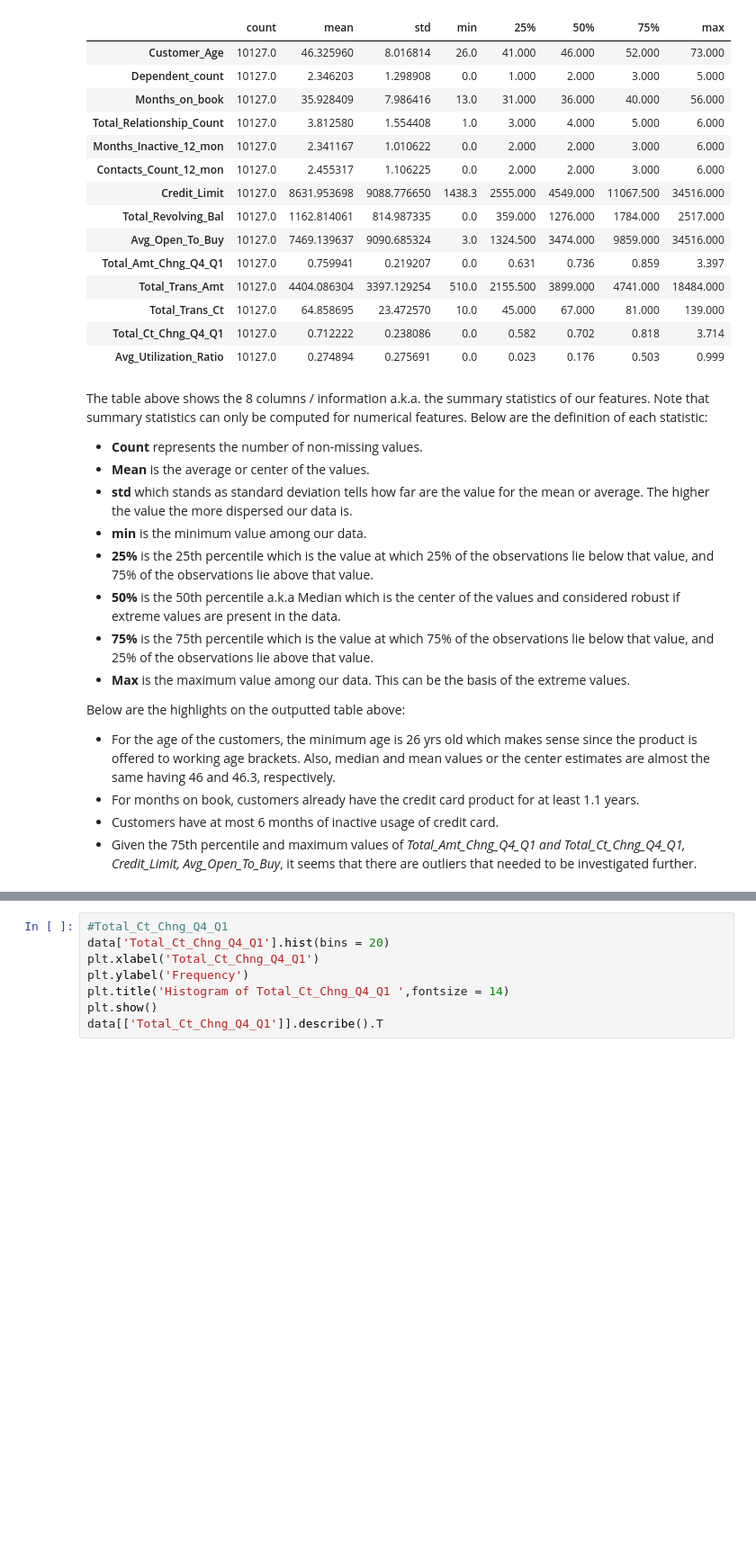
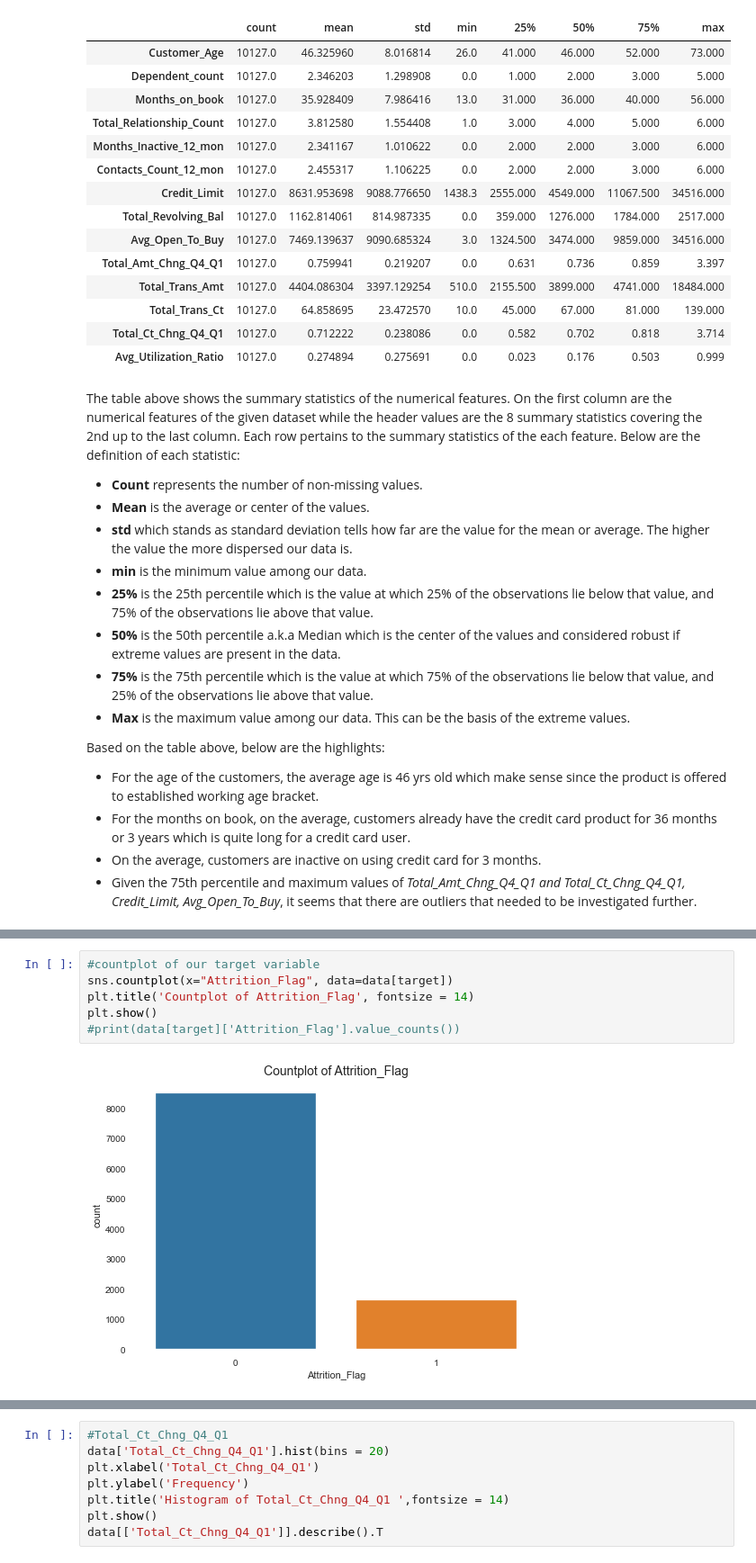
Before and after one commit to eacbarrientos/project-oasis, a Jupyter notebook: Classification Project.ipynb, the cells around one changed output, grey strips where cells are left out. Shown at 90% size. Saved outputs shown, nothing was run; the diff lists cells and outputs as text; blank space fills up the shorter version.

```diff
--- a/Classification Project.ipynb
+++ b/Classification Project.ipynb
@@ -154,7 +154,7 @@ data[numerical].describe().T
 | Total_Ct_Chng_Q4_Q1 | 10127.0 | 0.712222 | 0.238086 | 0.0 | 0.582 | 0.702 | 0.818 | 3.714 |
 | Avg_Utilization_Ratio | 10127.0 | 0.274894 | 0.275691 | 0.0 | 0.023 | 0.176 | 0.503 | 0.999 |
 # %% [markdown]
-The table above shows the 8 columns / information a.k.a. the summary statistics of our features. Note that summary statistics can only be computed for numerical features. Below are the definition of each statistic:
+The table above shows the summary statistics of the numerical features. On the first column are the numerical features of the given dataset while the header values are the 8 summary statistics covering the 2nd up to the last column. Each row pertains to the summary statistics of the each feature. Below are the definition of each statistic:
 * **Count** represents the number of non-missing values.
 * **Mean** is the average or center of the values.
 * **std** which stands as standard deviation tells how far are the value for the mean or average. The higher the value the more dispersed our data is.
@@ -164,11 +164,11 @@ The table above shows the 8 columns / information a.k.a. the summary statistics
 * **75%** is the 75th percentile which is the value at which 75% of the observations lie below that value, and 25% of the observations lie above that value.
 * **Max** is the maximum value among our data. This can be the basis of the extreme values.
 
-Below are the highlights on the outputted table above:
+Based on the table above, below are the highlights:
 
-* For the age of the customers, the minimum age is 26 yrs old which makes sense since the product is offered to working age brackets. Also, median and mean values or the center estimates are almost the same having 46 and 46.3, respectively.
-* For months on book, customers already have the credit card product for at least 1.1 years.
-* Customers have at most 6 months of inactive usage of credit card.
+* For the age of the customers, the average age is 46 yrs old which make sense since the product is offered to established working age bracket.
+* For the months on book, on the average, customers already have the credit card product for 36 months or 3 years which is quite long for a credit card user.
+* On the average, customers are inactive on using credit card for 3 months.
 * Given the 75th percentile and maximum values of *Total_Amt_Chng_Q4_Q1 and Total_Ct_Chng_Q4_Q1, Credit_Limit, Avg_Open_To_Buy*, it seems that there are outliers that needed to be investigated further.
 # %% [markdown]
 #### 4.  Univariate Analysis on Numerical Features
@@ -183,3 +183,11 @@ Here, we'll be investigating the distribution of the top features using a **hist
 <br />
 
 **Histograms** provide a visual interpretation of numerical data by indicating the number of data points falling within a range of values called bin. The higher that the bar is, the greater the frequency of data values in that bin.
+# %%
+#countplot of our target variable
+sns.countplot(x="Attrition_Flag", data=data[target])
+plt.title('Countplot of Attrition_Flag', fontsize = 14)
+plt.show()
+#print(data[target]['Attrition_Flag'].value_counts())
+# %% [output]
+[figure, added]
```
Also changed, not shown: parts of 49 cells of this notebook, 2 other files.
